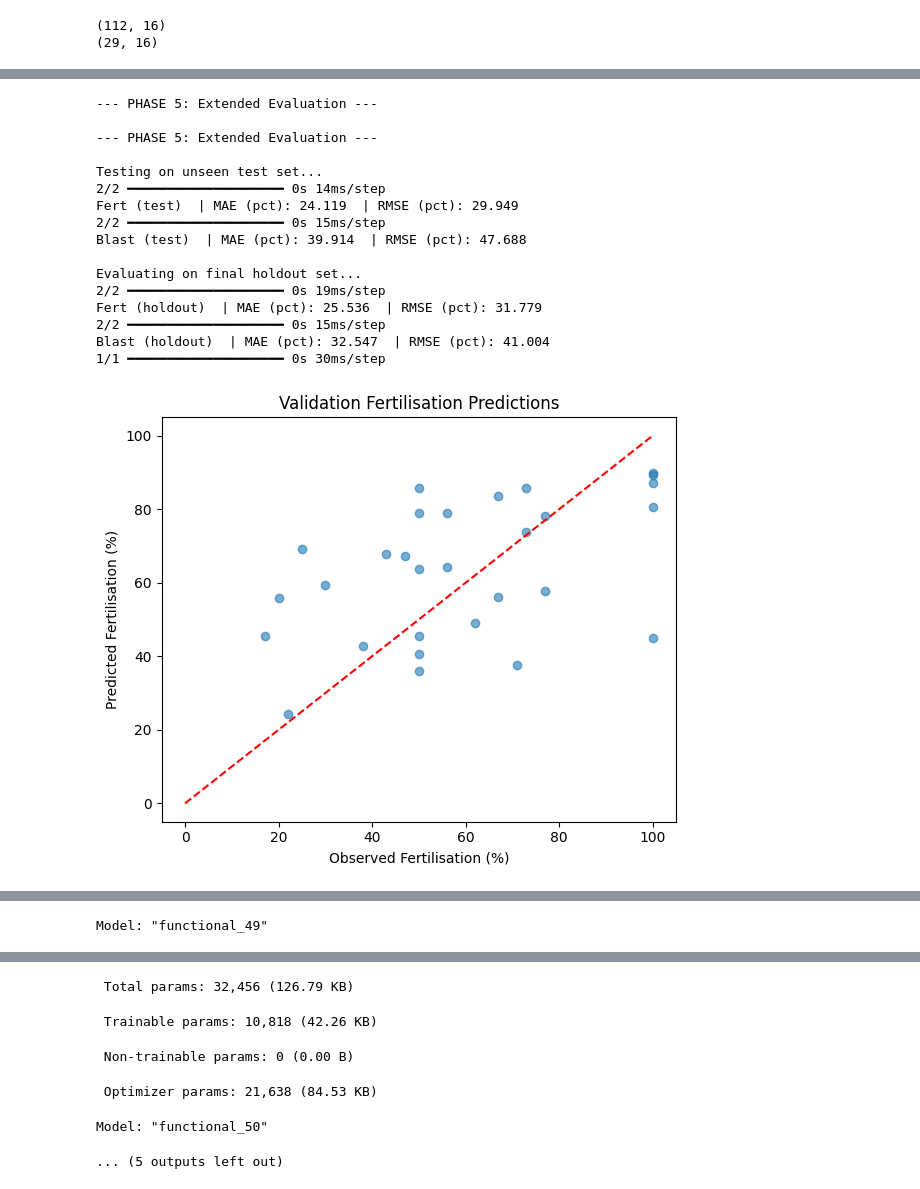
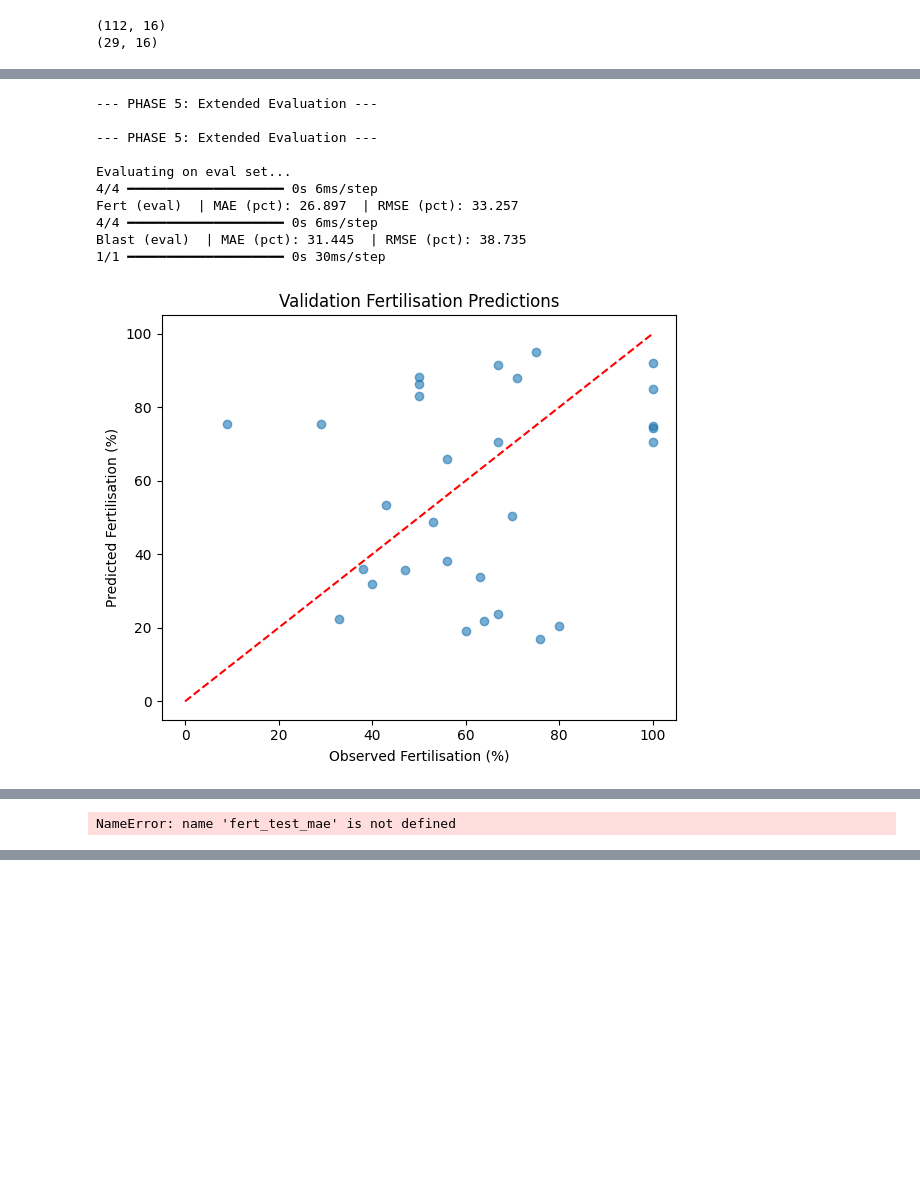
Before and after one commit to YaasinCole/Blast_Fert_Predict_Model, a Jupyter notebook: Blast_Fert_Predict_Model.ipynb, the cells around one changed output, grey strips where cells are left out. Saved outputs shown, nothing was run; the diff lists cells and outputs as text; code cells hidden in the pictures; blank space fills up the shorter version.

```diff
--- a/Blast_Fert_Predict_Model.ipynb
+++ b/Blast_Fert_Predict_Model.ipynb
@@ -868,7 +759,7 @@ def run_baseline_n_times(x_train, y_train, x_val, y_val, n_runs=10):
     return fert_mae_list, fert_mean, fert_std,fert_model
 
 
-baseline_fert_mae_list, baseline_fert_mean, baseline_fert_std,fert_model = run_baseline_n_times(
+baseline_fert_mae_list, baseline_fert_mean, baseline_fert_std, ann_baseline_fert_model = run_baseline_n_times(
     x_train_scaled, y_fert_train, x_val_scaled, y_fert_val, n_runs=10
 )
 
@@ -1665,6 +1488,11 @@ Shallow Model: mean=0.3497, std=0.0197
 # =====================================
 # FINAL SHALLOW FERTILISATION MODEL
 # =====================================
+
+fert_callbacks = [
+    EarlyStopping(monitor='val_loss', patience=HP["patience_es"], restore_best_weights=True),
+    ReduceLROnPlateau(monitor='val_loss', patience=HP["patience_rlr"], factor=0.5, min_lr=1e-6)
+]
 
 fert_model = create_beta_model(
     input_dim=input_dim,
@@ -1705,6 +1533,10 @@ x_blast_enriched = np.concatenate(
 # =====================================
 # FINAL SHALLOW BLASTULATION MODEL
 # =====================================
+blast_callbacks = [
+    EarlyStopping(monitor='val_loss', patience=HP["patience_es"], restore_best_weights=True),
+    ReduceLROnPlateau(monitor='val_loss', patience=HP["patience_rlr"], factor=0.5, min_lr=1e-6)
+]
 
 blast_model = create_beta_model(
     input_dim=x_blast_enriched.shape[1],
@@ -1867,30 +1699,13 @@ print("\n--- PHASE 5: Extended Evaluation ---")
 # Evaluate on TEST set
 print("\n--- PHASE 5: Extended Evaluation ---")
 
-# Evaluate on TEST set
-print("\nTesting on unseen test set...")
-fert_test_pred = fert_model.predict(x_test_scaled)[:, 0]
-fert_test_mae, fert_test_rmse = evaluate_percent(y_fert_test, fert_test_pred, name="Fert (test)")
+print("\nEvaluating on eval set...")
+fert_eval_pred = fert_model.predict(x_eval_scaled)[:, 0]
+fert_eval_mae, fert_eval_rmse = evaluate_percent(y_fert_eval, fert_eval_pred, name="Fert (eval)")
 
-x_test_blast_enriched = np.concatenate([x_test_scaled , fert_test_pred.reshape(-1,1)],
-                                       axis=1
-                                      )
-
-blast_test_pred = blast_model.predict(x_test_blast_enriched)[:, 0]
-blast_test_mae, blast_test_rmse = evaluate_percent(y_blast_test, blast_test_pred, name="Blast (test)")
-
-# Evaluate on HOLDOUT set (completely unseen)
-print("\nEvaluating on final holdout set...")
-fert_holdout_pred = fert_model.predict(x_holdout_scaled)[:, 0]
-fert_holdout_mae, fert_holdout_rmse = evaluate_percent(y_fert_holdout, fert_holdout_pred, name="Fert (holdout)")
-
-x_holdout_blast_enriched = np.concatenate([x_holdout_scaled , fert_holdout_pred.reshape(-1,1)],
-                                          axis=1
-                                         )
-
-blast_holdout_pred = blast_model.predict(x_holdout_blast_enriched)[:, 0]
-blast_holdout_mae, blast_holdout_rmse = evaluate_percent(y_blast_holdout, blast_holdout_pred, name="Blast (holdout)")
-
+x_eval_blast_enriched = np.concatenate([x_eval_scaled, fert_eval_pred.reshape(-1, 1)], axis=1)
+blast_eval_pred = blast_model.predict(x_eval_blast_enriched)[:, 0]
+blast_eval_mae, blast_eval_rmse = evaluate_percent(y_blast_eval, blast_eval_pred, name="Blast (eval)")
 
 # Comparison plots for validation vs. predictions
 plt.figure(figsize=(6,5))
@@ -1927,43 +1742,37 @@ plt.savefig("Figure_3_11_Blastulation_Validation.png",
 plt.show()
 
 results = pd.DataFrame({
-    "Dataset": ["Test", "Holdout"],
+    "Dataset": ["Eval"],
     "Fertilisation": [fert_test_mae, fert_holdout_mae],
     "Blastulation": [blast_test_mae, blast_holdout_mae]
 })
 
 results.set_index("Dataset").plot(
     kind="bar",
     figsize=(7,5)
 )
 
 plt.ylabel("MAE (%)")
 plt.title("MAE Across Validation, Test and Holdout Datasets")
 plt.legend(title="Model")
 plt.tight_layout()
 
 plt.savefig("Figure_3_12_Performance_Comparison.png",
             dpi=600,
             bbox_inches="tight")
 plt.show()
 
 fert_model.summary()
 blast_model.summary()
 # %% [output]
 --- PHASE 5: Extended Evaluation ---
 
 --- PHASE 5: Extended Evaluation ---
 
-Testing on unseen test set...
-2/2 ━━━━━━━━━━━━━━━━━━━━ 0s 14ms/step
-Fert (test)  | MAE (pct): 24.119  | RMSE (pct): 29.949
-2/2 ━━━━━━━━━━━━━━━━━━━━ 0s 15ms/step
-Blast (test)  | MAE (pct): 39.914  | RMSE (pct): 47.688
-
-Evaluating on final holdout set...
-2/2 ━━━━━━━━━━━━━━━━━━━━ 0s 19ms/step
-Fert (holdout)  | MAE (pct): 25.536  | RMSE (pct): 31.779
-2/2 ━━━━━━━━━━━━━━━━━━━━ 0s 15ms/step
-Blast (holdout)  | MAE (pct): 32.547  | RMSE (pct): 41.004
+Evaluating on eval set...
+4/4 ━━━━━━━━━━━━━━━━━━━━ 0s 6ms/step
+Fert (eval)  | MAE (pct): 26.897  | RMSE (pct): 33.257
+4/4 ━━━━━━━━━━━━━━━━━━━━ 0s 6ms/step
+Blast (eval)  | MAE (pct): 31.445  | RMSE (pct): 38.735
 1/1 ━━━━━━━━━━━━━━━━━━━━ 0s 30ms/step
-[figure, old version]
+[figure, new version]
@@ -1973 +1781 @@ Blast (holdout)  | MAE (pct): 32.547  | RMSE (pct): 41.004
-Model: "functional_49"
+NameError: name 'fert_test_mae' is not defined
@@ -1991,7 +1782 @@ Model: "functional_49"
- Total params: 32,456 (126.79 KB)
- Trainable params: 10,818 (42.26 KB)
- Non-trainable params: 0 (0.00 B)
- Optimizer params: 21,638 (84.53 KB)
-Model: "functional_50"
-... (5 outputs left out)
 # %%
```
Also changed, not shown: parts of 27 cells of this notebook, 26 other files.
